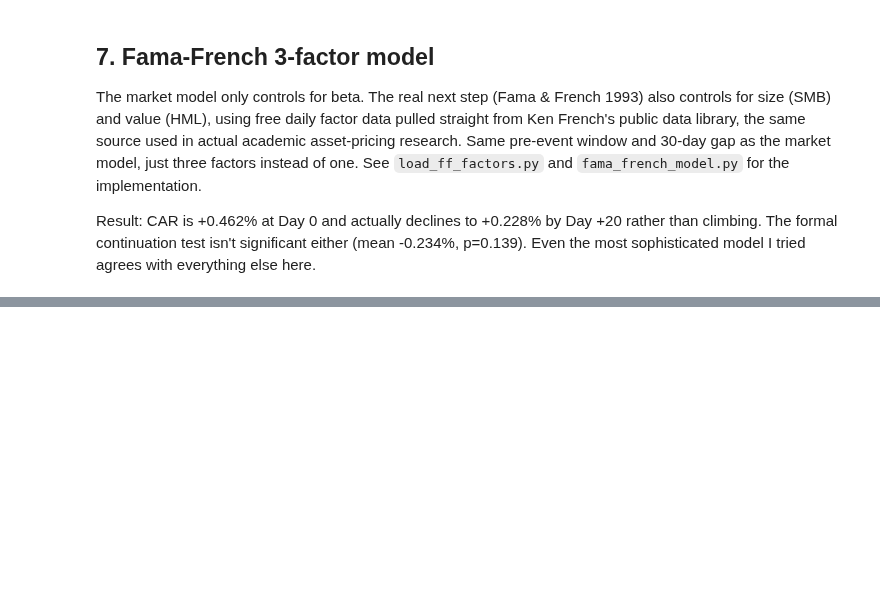
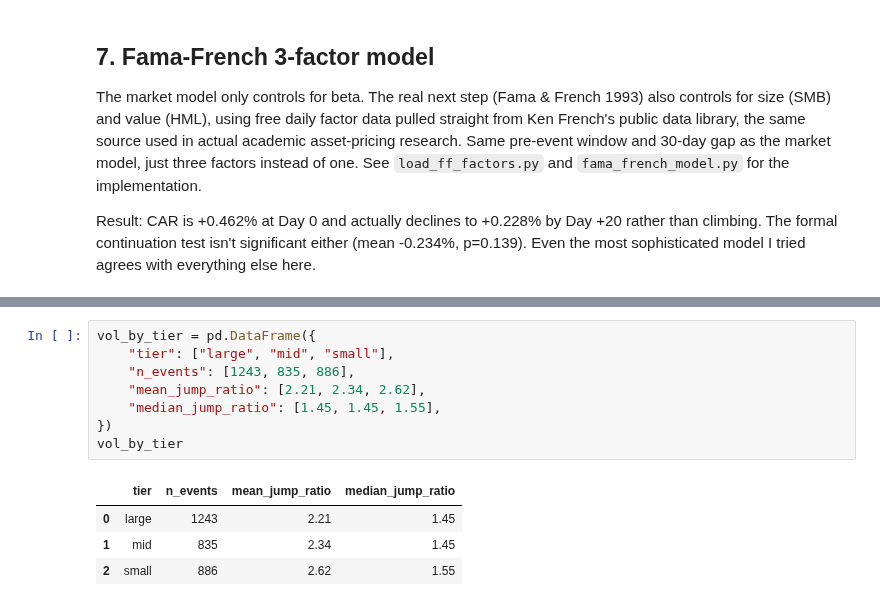
Before and after one commit to Noviath61/pead-project, a Jupyter notebook: analysis.ipynb, the cells around one changed output, grey strips where cells are left out. Saved outputs shown, nothing was run; the diff lists cells and outputs as text; blank space fills up the shorter version.

```diff
--- a/analysis.ipynb
+++ b/analysis.ipynb
@@ -295,0 +383,13 @@ Even the most sophisticated model I tried agrees with everything else here.
+# %%
+vol_by_tier = pd.DataFrame({
+    "tier": ["large", "mid", "small"],
+    "n_events": [1243, 835, 886],
+    "mean_jump_ratio": [2.21, 2.34, 2.62],
+    "median_jump_ratio": [1.45, 1.45, 1.55],
+})
+vol_by_tier
+# %% [output]
+|  | tier | n_events | mean_jump_ratio | median_jump_ratio |
+| 0 | large | 1243 | 2.21 | 1.45 |
+| 1 | mid | 835 | 2.34 | 1.45 |
+| 2 | small | 886 | 2.62 | 1.55 |
```
Also changed, not shown: parts of 8 cells of this notebook, 7 other files.
